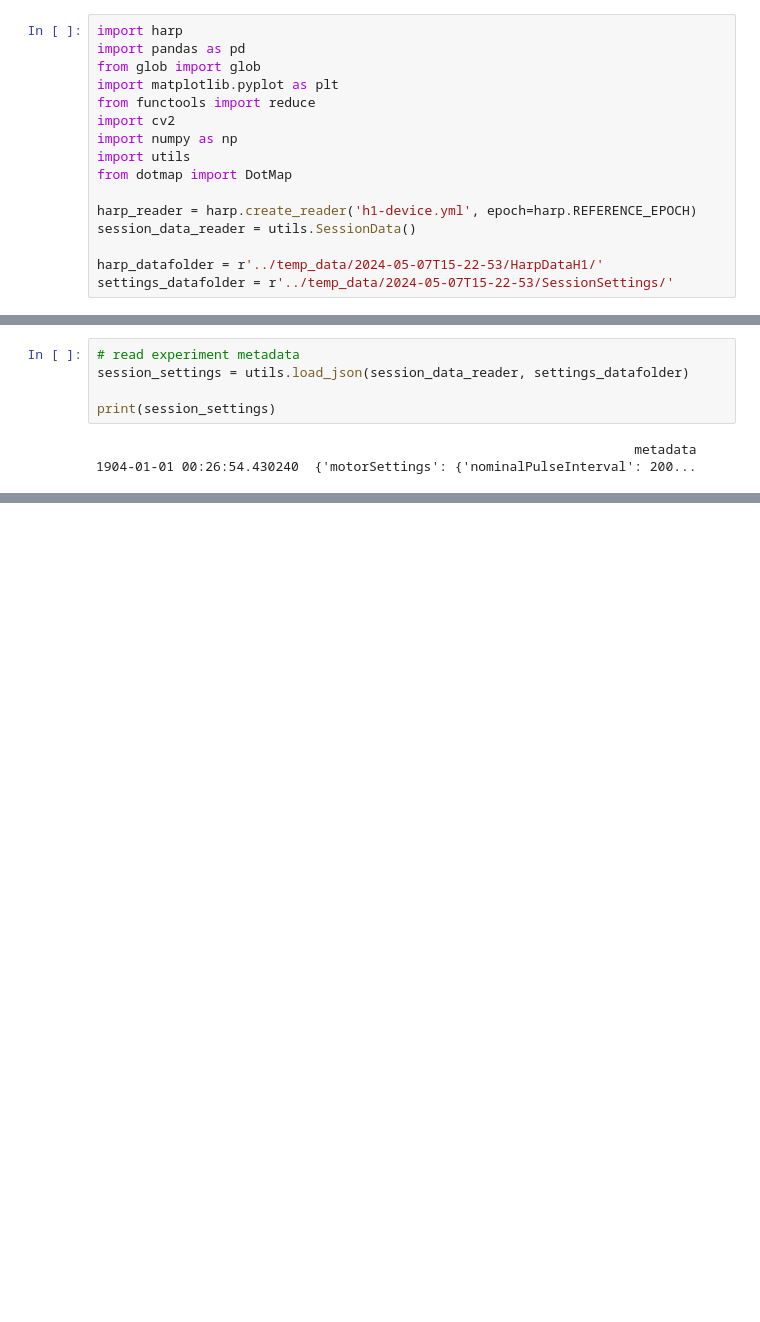
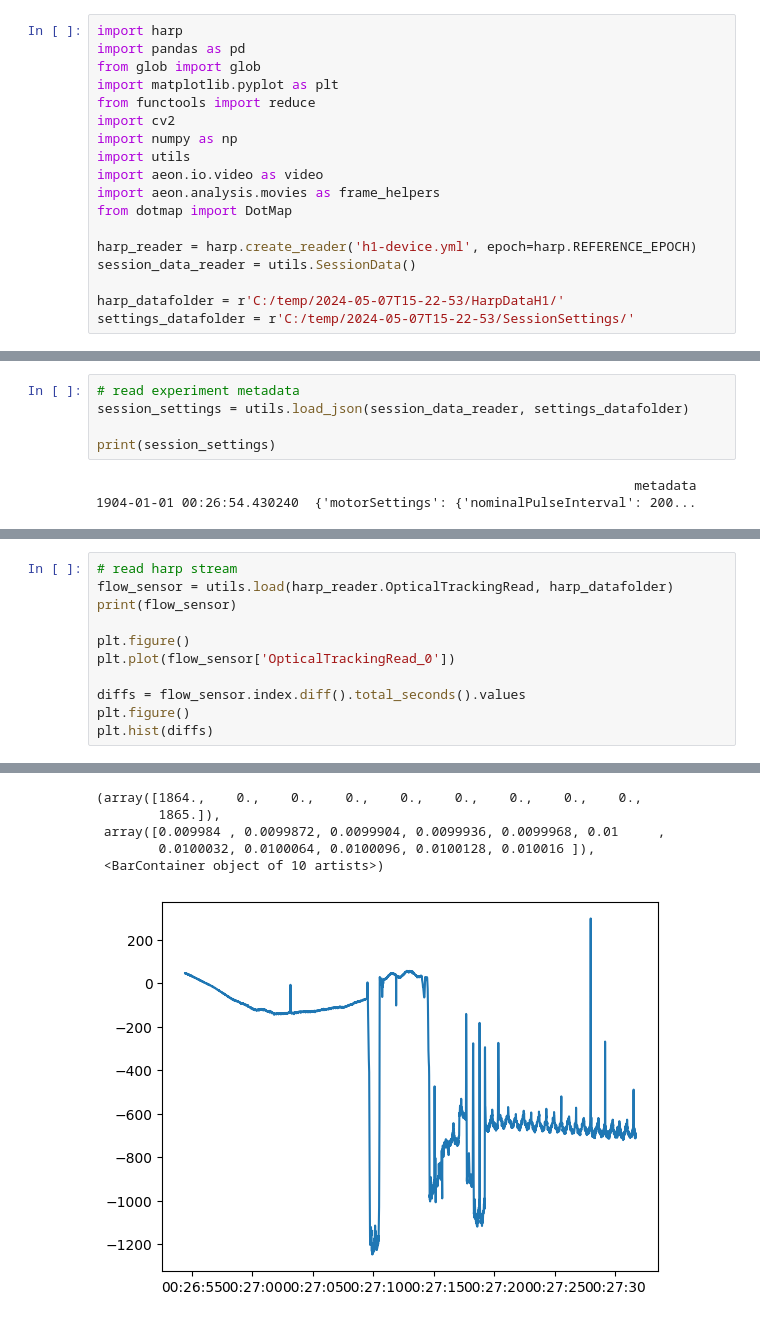
Before and after one commit to neurogears/vestibular-vr, a Jupyter notebook: analysis/load_example.ipynb, the cells around one changed output, grey strips where cells are left out. Saved outputs shown, nothing was run; the diff lists cells and outputs as text; blank space fills up the shorter version.

```diff
--- a/analysis/load_example.ipynb
+++ b/analysis/load_example.ipynb
@@ -7,10 +7,12 @@ from functools import reduce
 import cv2
 import numpy as np
 import utils
+import aeon.io.video as video
+import aeon.analysis.movies as frame_helpers
 from dotmap import DotMap
 
 harp_reader = harp.create_reader('h1-device.yml', epoch=harp.REFERENCE_EPOCH)
 session_data_reader = utils.SessionData()
 
-harp_datafolder = r'../temp_data/2024-05-07T15-22-53/HarpDataH1/'
-settings_datafolder = r'../temp_data/2024-05-07T15-22-53/SessionSettings/'
+harp_datafolder = r'C:/temp/2024-05-07T15-22-53/HarpDataH1/'
+settings_datafolder = r'C:/temp/2024-05-07T15-22-53/SessionSettings/'
@@ -58,0 +29,12 @@ Time
+# %%
+# read harp stream
+flow_sensor = utils.load(harp_reader.OpticalTrackingRead, harp_datafolder)
+print(flow_sensor)
+
+plt.figure()
+plt.plot(flow_sensor['OpticalTrackingRead_0'])
+
+diffs = flow_sensor.index.diff().total_seconds().values
+plt.figure()
+plt.hist(diffs)
+# %% [output]
@@ -58,0 +58,6 @@ Time
+(array([1864.,    0.,    0.,    0.,    0.,    0.,    0.,    0.,    0.,
+        1865.]),
+ array([0.009984 , 0.0099872, 0.0099904, 0.0099936, 0.0099968, 0.01     ,
+        0.0100032, 0.0100064, 0.0100096, 0.0100128, 0.010016 ]),
+ <BarContainer object of 10 artists>)
+[figure, added]
```
Also changed, not shown: parts of 3 cells of this notebook, 2 other files.
